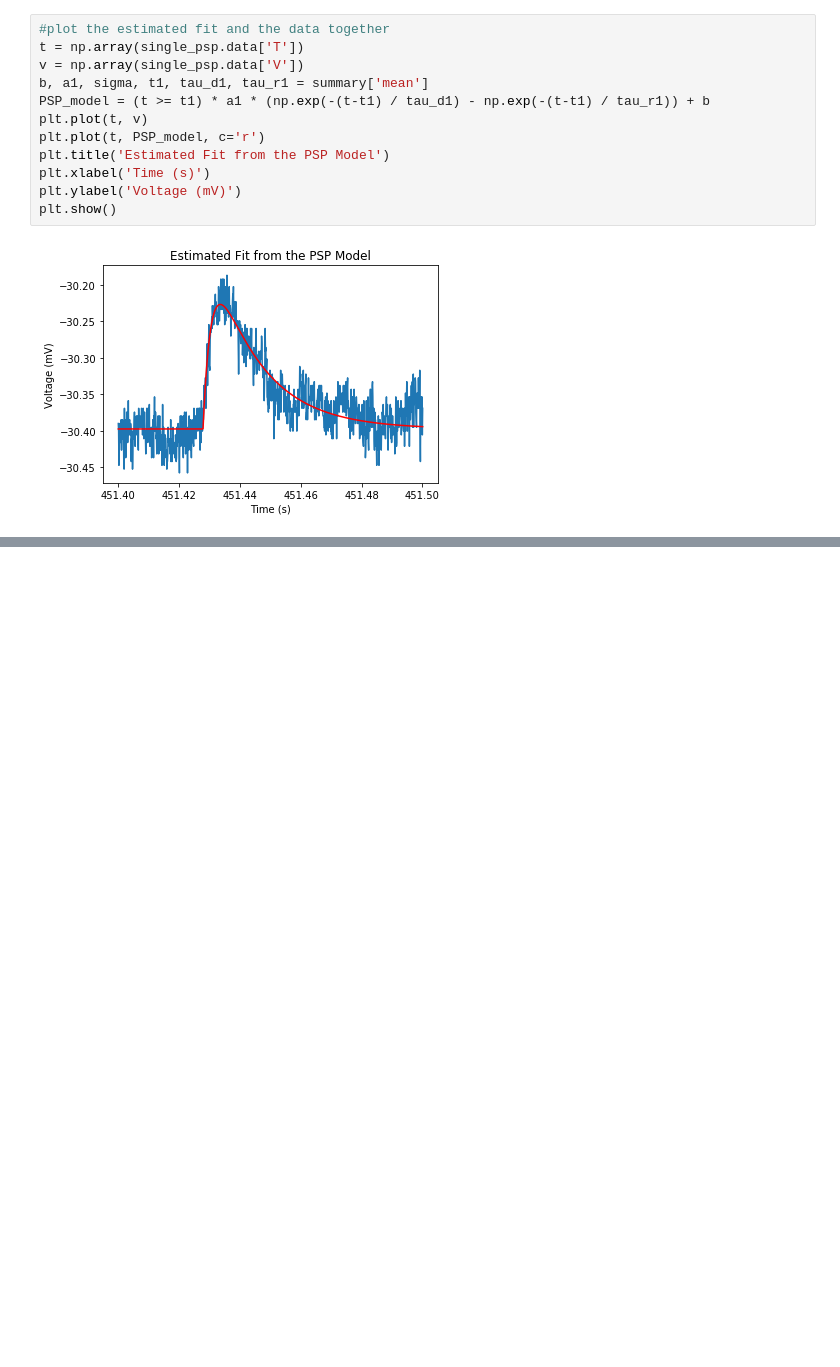
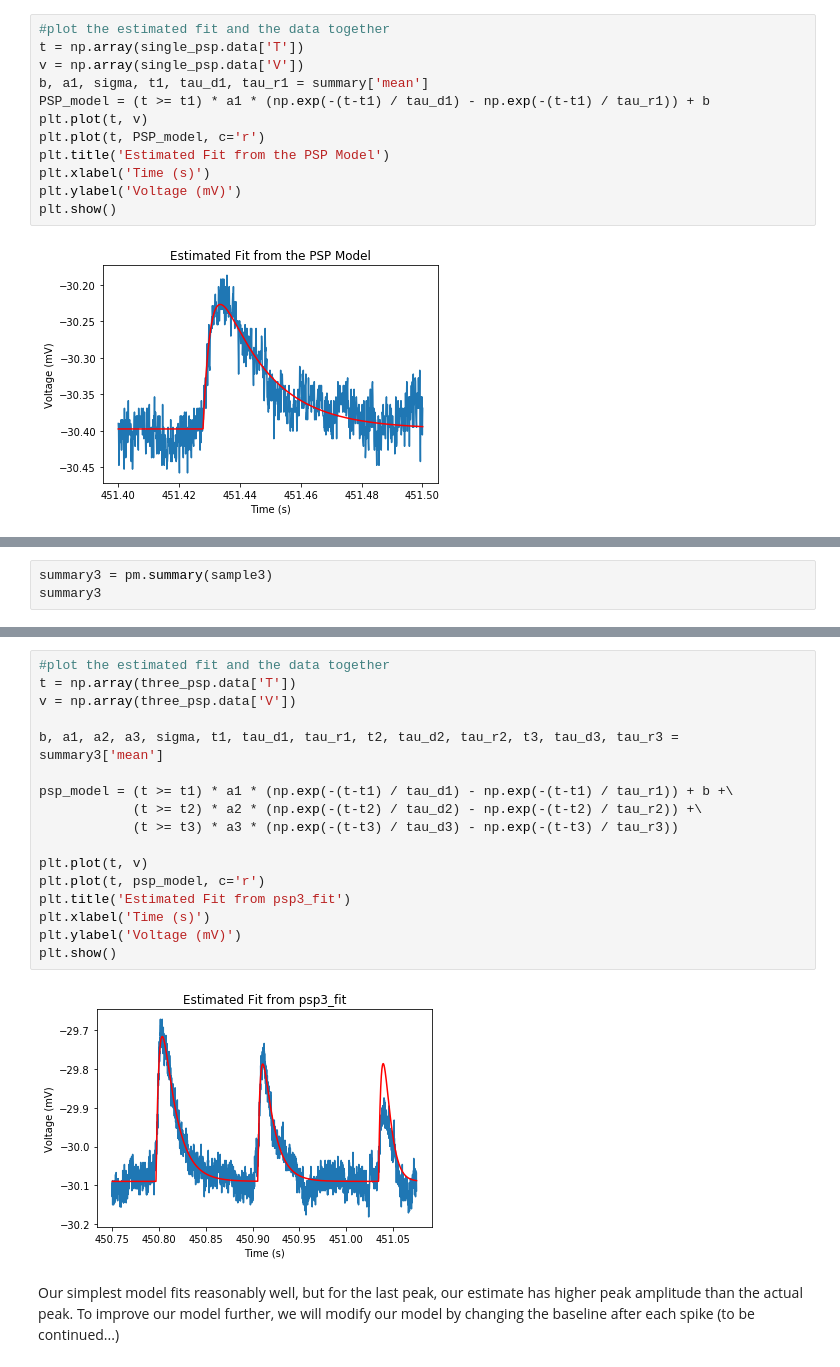
Before and after one commit to phys201/neuronal, a Jupyter notebook: tutorial.ipynb, the cells around one changed output, grey strips where cells are left out. Drawn from its saved outputs; the diff is of its cells as text; blank space fills up the shorter version.

```diff
--- a/tutorial.ipynb
+++ b/tutorial.ipynb
@@ -188,0 +178,3 @@ It appears like our simplest model works when the baseline is reasonably flat an
+# %%
+summary3 = pm.summary(sample3)
+summary3
@@ -188,0 +197,21 @@ It appears like our simplest model works when the baseline is reasonably flat an
+# %%
+#plot the estimated fit and the data together
+t = np.array(three_psp.data['T'])
+v = np.array(three_psp.data['V'])
+
+b, a1, a2, a3, sigma, t1, tau_d1, tau_r1, t2, tau_d2, tau_r2, t3, tau_d3, tau_r3 = summary3['mean']
+
+psp_model = (t >= t1) * a1 * (np.exp(-(t-t1) / tau_d1) - np.exp(-(t-t1) / tau_r1)) + b +\
+            (t >= t2) * a2 * (np.exp(-(t-t2) / tau_d2) - np.exp(-(t-t2) / tau_r2)) +\
+            (t >= t3) * a3 * (np.exp(-(t-t3) / tau_d3) - np.exp(-(t-t3) / tau_r3))
+
+plt.plot(t, v)
+plt.plot(t, psp_model, c='r')
+plt.title('Estimated Fit from psp3_fit')
+plt.xlabel('Time (s)')
+plt.ylabel('Voltage (mV)')
+plt.show()
+# %% [output]
+[figure, added]
+# %% [markdown]
+Our simplest model fits reasonably well, but for the last peak, our estimate has higher peak amplitude than the actual peak. To improve our model further, we will modify our model by changing the baseline after each spike (to be continued...)
```
Also changed, not shown: parts of 7 cells of this notebook.
